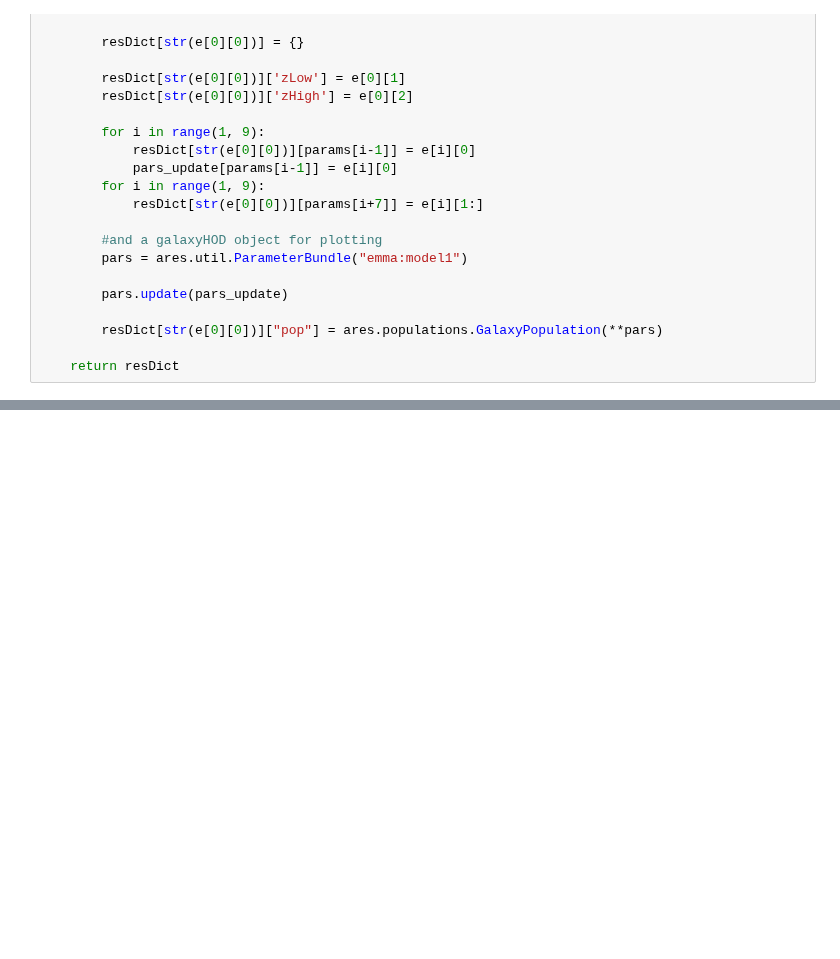
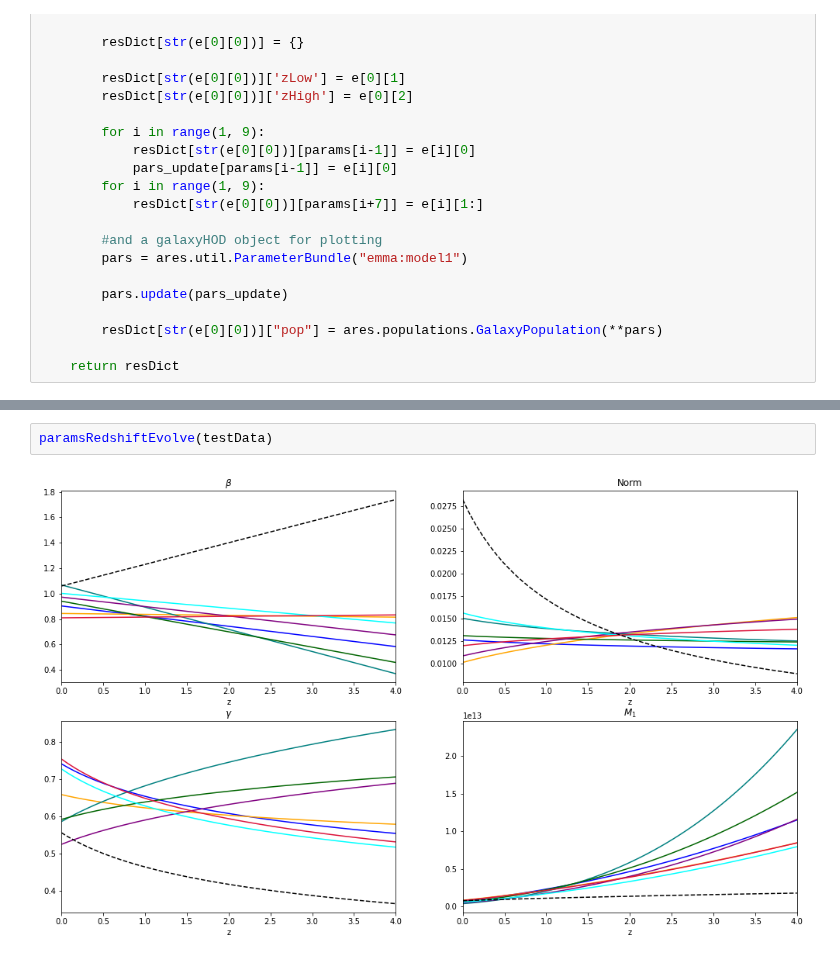
Before and after one commit to eklem1/GalaxySim, a Jupyter notebook: CompareParams.ipynb, the cells around one changed output, grey strips where cells are left out. Cells and saved outputs as stored; diff of their text form; blank space fills up the shorter version.

```diff
--- a/CompareParams.ipynb
+++ b/CompareParams.ipynb
@@ -165,0 +226,4 @@ plotParams(testData, err=True)
+# %%
+paramsRedshiftEvolve(testData)
+# %% [output]
+[figure, added]
```
Also changed, not shown: parts of 5 cells of this notebook, 1 other file.
